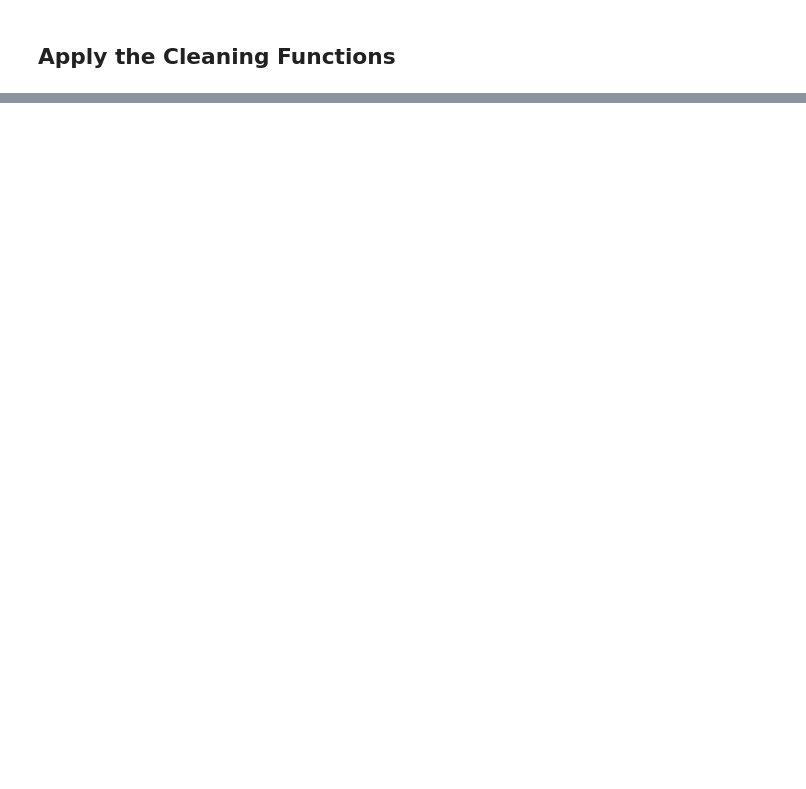
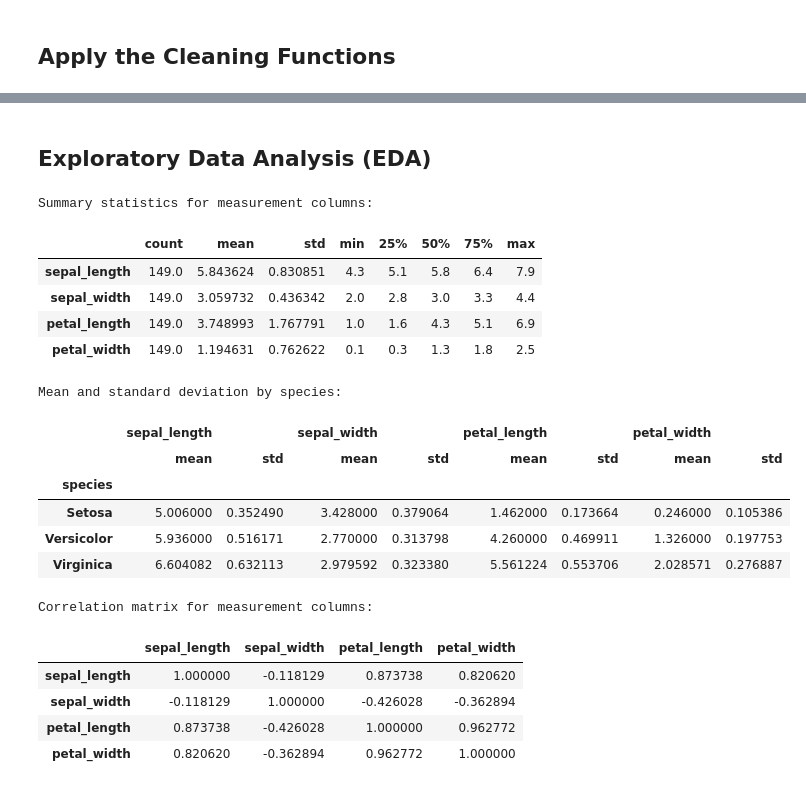
Before and after one commit to Sceptr3sec/Artificial-Intelligence-Studies, a Jupyter notebook: Capstone/StatAnalysis/data_workflow.ipynb, the cells around one changed output, grey strips where cells are left out. Drawn from its saved outputs; the diff is of its cells as text; code cells hidden in the pictures; blank space fills up the shorter version.

```diff
--- a/Capstone/StatAnalysis/data_workflow.ipynb
+++ b/Capstone/StatAnalysis/data_workflow.ipynb
@@ -97,0 +139,2 @@ df_clean.head()
+# %% [markdown]
+## Exploratory Data Analysis (EDA)
@@ -97,0 +200,30 @@ df_clean.head()
+# %%
+print("Summary statistics for measurement columns:")
+display(summarize_numeric_columns(df_clean, measurement_columns))
+
+print("\nMean and standard deviation by species:")
+display(summarize_by_group(df_clean, "species", measurement_columns))
+
+print("\nCorrelation matrix for measurement columns:")
+corr_matrix = correlation_matrix(df_clean, measurement_columns)
+display(corr_matrix)
+# %% [output]
+Summary statistics for measurement columns:
+|  | count | mean | std | min | 25% | 50% | 75% | max |
+| sepal_length | 149.0 | 5.843624 | 0.830851 | 4.3 | 5.1 | 5.8 | 6.4 | 7.9 |
+| sepal_width | 149.0 | 3.059732 | 0.436342 | 2.0 | 2.8 | 3.0 | 3.3 | 4.4 |
+| petal_length | 149.0 | 3.748993 | 1.767791 | 1.0 | 1.6 | 4.3 | 5.1 | 6.9 |
+| petal_width | 149.0 | 1.194631 | 0.762622 | 0.1 | 0.3 | 1.3 | 1.8 | 2.5 |
+Mean and standard deviation by species:
+|  | sepal_length |  | sepal_width |  | petal_length |  | petal_width |  |
+|  | mean | std | mean | std | mean | std | mean | std |
+| species |  |  |  |  |  |  |  |  |
+| Setosa | 5.006000 | 0.352490 | 3.428000 | 0.379064 | 1.462000 | 0.173664 | 0.246000 | 0.105386 |
+| Versicolor | 5.936000 | 0.516171 | 2.770000 | 0.313798 | 4.260000 | 0.469911 | 1.326000 | 0.197753 |
+| Virginica | 6.604082 | 0.632113 | 2.979592 | 0.323380 | 5.561224 | 0.553706 | 2.028571 | 0.276887 |
+Correlation matrix for measurement columns:
+|  | sepal_length | sepal_width | petal_length | petal_width |
+| sepal_length | 1.000000 | -0.118129 | 0.873738 | 0.820620 |
+| sepal_width | -0.118129 | 1.000000 | -0.426028 | -0.362894 |
+| petal_length | 0.873738 | -0.426028 | 1.000000 | 0.962772 |
+| petal_width | 0.820620 | -0.362894 | 0.962772 | 1.000000 |
```
Also changed, not shown: parts of 19 cells of this notebook.
